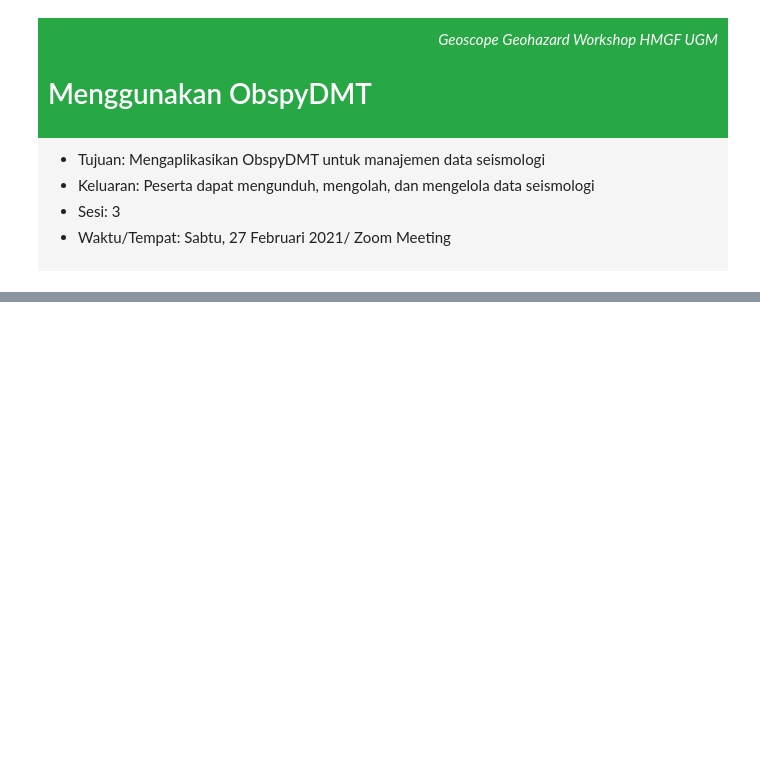
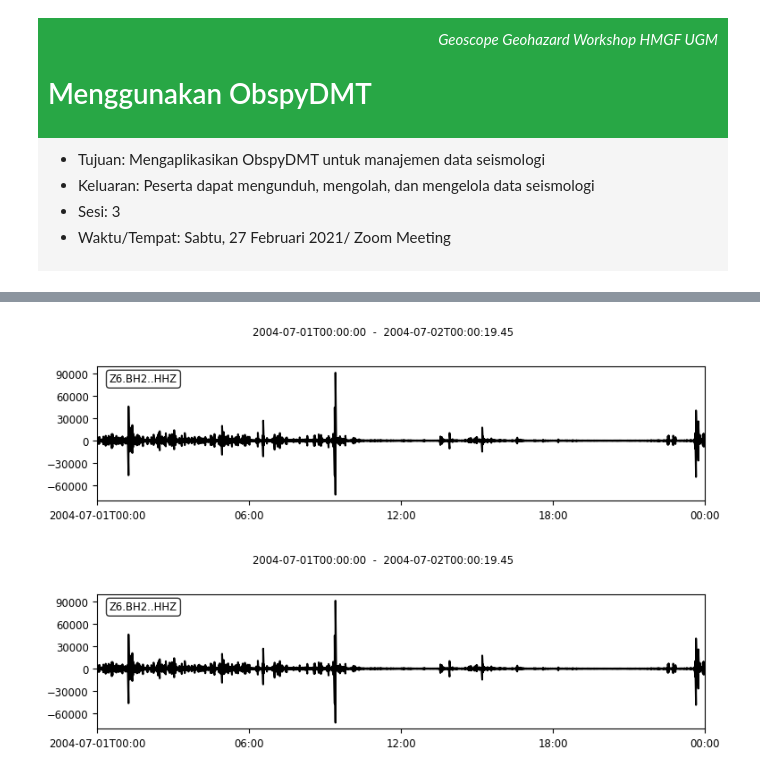
Before and after one commit to anangsahroni/geoscope-geohazard-workshop, a Jupyter notebook: 3_ObspyDMT_dan_Penggunaannya.ipynb, the cells around one changed output, grey strips where cells are left out. Drawn from its saved outputs; the diff is of its cells as text; code cells hidden in the pictures; blank space fills up the shorter version.

Commit message:
add example for continuous and python based running

```diff
--- a/3_ObspyDMT_dan_Penggunaannya.ipynb
+++ b/3_ObspyDMT_dan_Penggunaannya.ipynb
@@ -409,0 +424,9 @@ obspyDMT --datapath data_mamuju_az45 --local --plot_waveform --plot_dir syngine_
+# %%
+import obspy
+
+# hari 1
+st = obspy.read("meramex_bh12/continuous1/raw/Z6.BH2..HHZ")
+st.plot()
+# %% [output]
+[figure, added]
+[figure, added]
```
Also changed, not shown: parts of 13 cells of this notebook.
